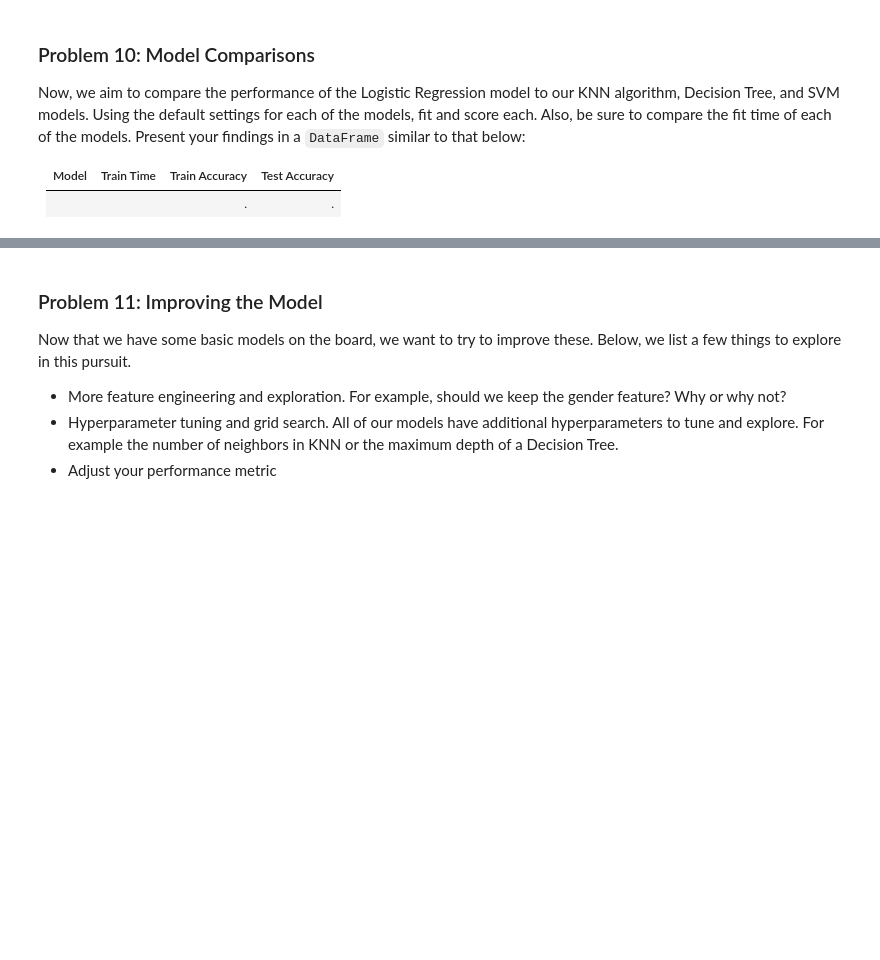
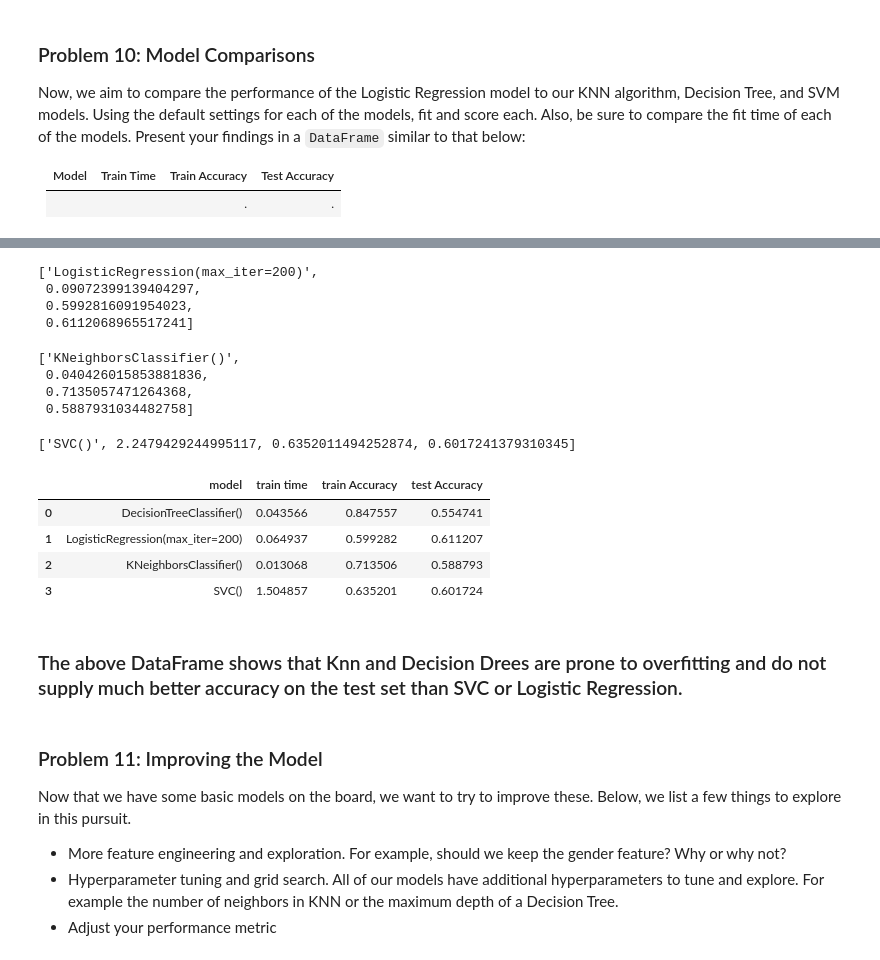
Before and after one commit to alexanderomason/Practical-AppIII, a Jupyter notebook: prompt_III.ipynb, the cells around one changed output, grey strips where cells are left out. Saved outputs shown, nothing was run; the diff lists cells and outputs as text; code cells hidden in the pictures; blank space fills up the shorter version.

```diff
--- a/prompt_III.ipynb
+++ b/prompt_III.ipynb
@@ -251,3 +280,35 @@ Now, we aim to compare the performance of the Logistic Regression model to our K
+# %%
+model_comp(LogisticRegression(max_iter=200))
+# %% [output]
+['LogisticRegression(max_iter=200)',
+ 0.09072399139404297,
+ 0.5992816091954023,
+ 0.6112068965517241]
+# %%
+model_comp(KNeighborsClassifier())
+# %% [output]
+['KNeighborsClassifier()',
+ 0.040426015853881836,
+ 0.7135057471264368,
+ 0.5887931034482758]
+# %%
+model_comp(SVC())
+# %% [output]
+['SVC()', 2.2479429244995117, 0.6352011494252874, 0.6017241379310345]
+# %%
+models=[DecisionTreeClassifier(),LogisticRegression(max_iter=200),KNeighborsClassifier(),SVC()]
+# %%
+Basic_Comparisons=pd.DataFrame([model_comp(x) for x in models],columns=['model','train time','train Accuracy','test Accuracy'])
+# %%
+Basic_Comparisons
+# %% [output]
+|  | model | train time | train Accuracy | test Accuracy |
+| 0 | DecisionTreeClassifier() | 0.043566 | 0.847557 | 0.554741 |
+| 1 | LogisticRegression(max_iter=200) | 0.064937 | 0.599282 | 0.611207 |
+| 2 | KNeighborsClassifier() | 0.013068 | 0.713506 | 0.588793 |
+| 3 | SVC() | 1.504857 | 0.635201 | 0.601724 |
+# %% [markdown]
+### The above DataFrame shows that Knn and Decision Drees are prone to overfitting and do not supply much better accuracy on the test set than SVC or Logistic Regression.
 # %% [markdown]
 ### Problem 11: Improving the Model
 
```
Also changed, not shown: parts of 35 cells of this notebook.
